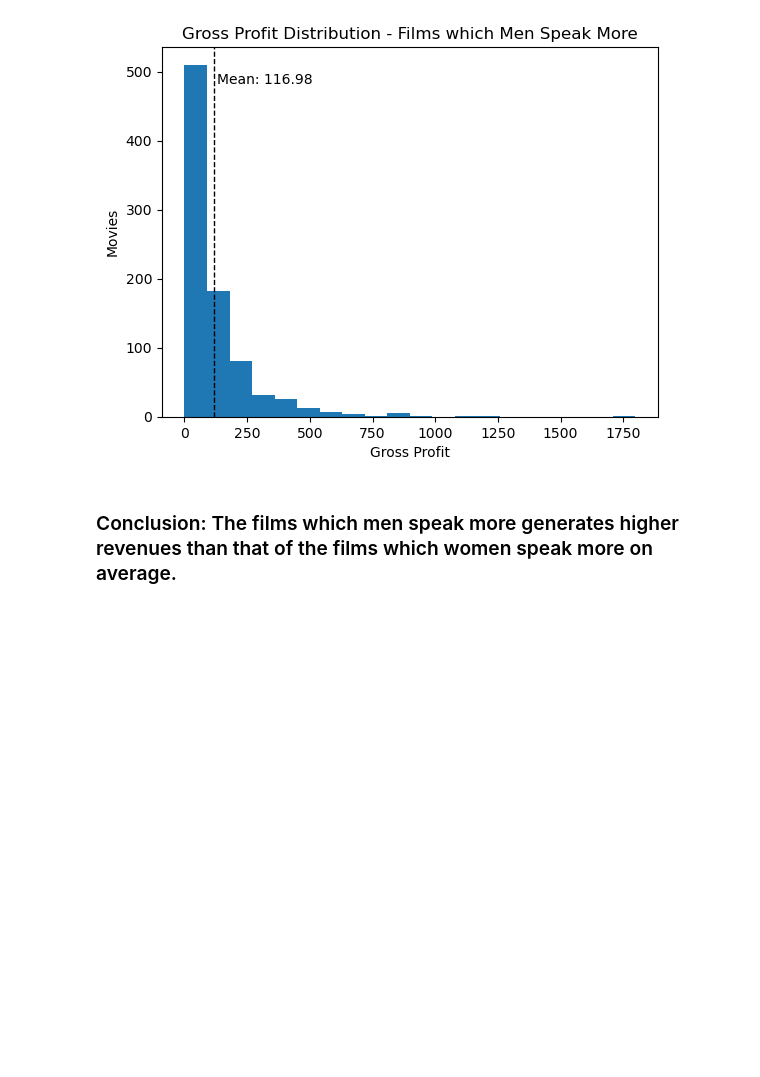
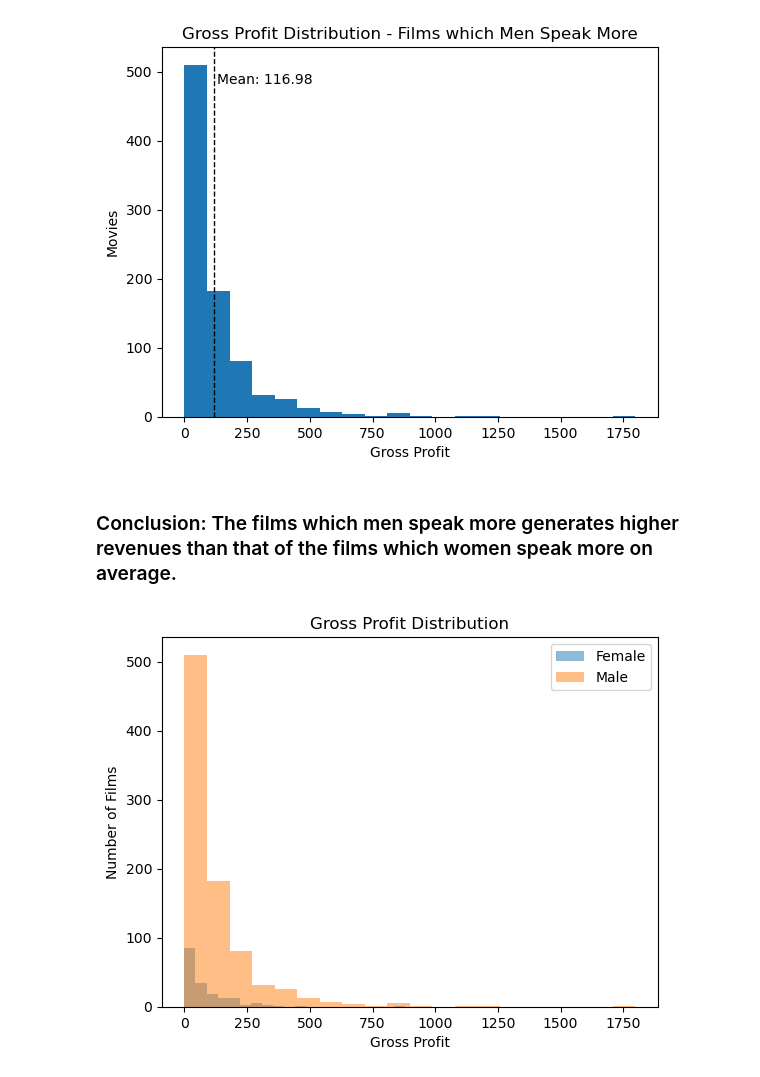
Before and after one commit to dininduviduneth/statistical-machine-learning-uu, a Jupyter notebook: data_analysis/da_dinindu_v1.ipynb, the cells around one changed output. Saved outputs shown, nothing was run; the diff lists cells and outputs as text; code cells hidden in the pictures; blank space fills up the shorter version.

Commit message:
Add draw_double_histogram function :construction:

```diff
--- a/data_analysis/da_dinindu_v1.ipynb
+++ b/data_analysis/da_dinindu_v1.ipynb
@@ -190,3 +190,16 @@ draw_histogram((gross_distribution.loc[gross_distribution.speech_dominating_gend
 [figure]
 # %% [markdown]
 ### Conclusion: The films which men speak more generates higher revenues than that of the films which women speak more on average.
+# %%
+draw_double_histogram(
+    (gross_distribution.loc[gross_distribution.speech_dominating_gender == "Female"].gross),
+    (gross_distribution.loc[gross_distribution.speech_dominating_gender == "Male"].gross),
+    20,
+    "Female",
+    "Male",
+    "Gross Profit",
+    "Number of Films",
+    "Gross Profit Distribution"
+)
+# %% [output]
+[figure, added]
```
Also changed, not shown: parts of 1 cell of this notebook, 1 other file.
